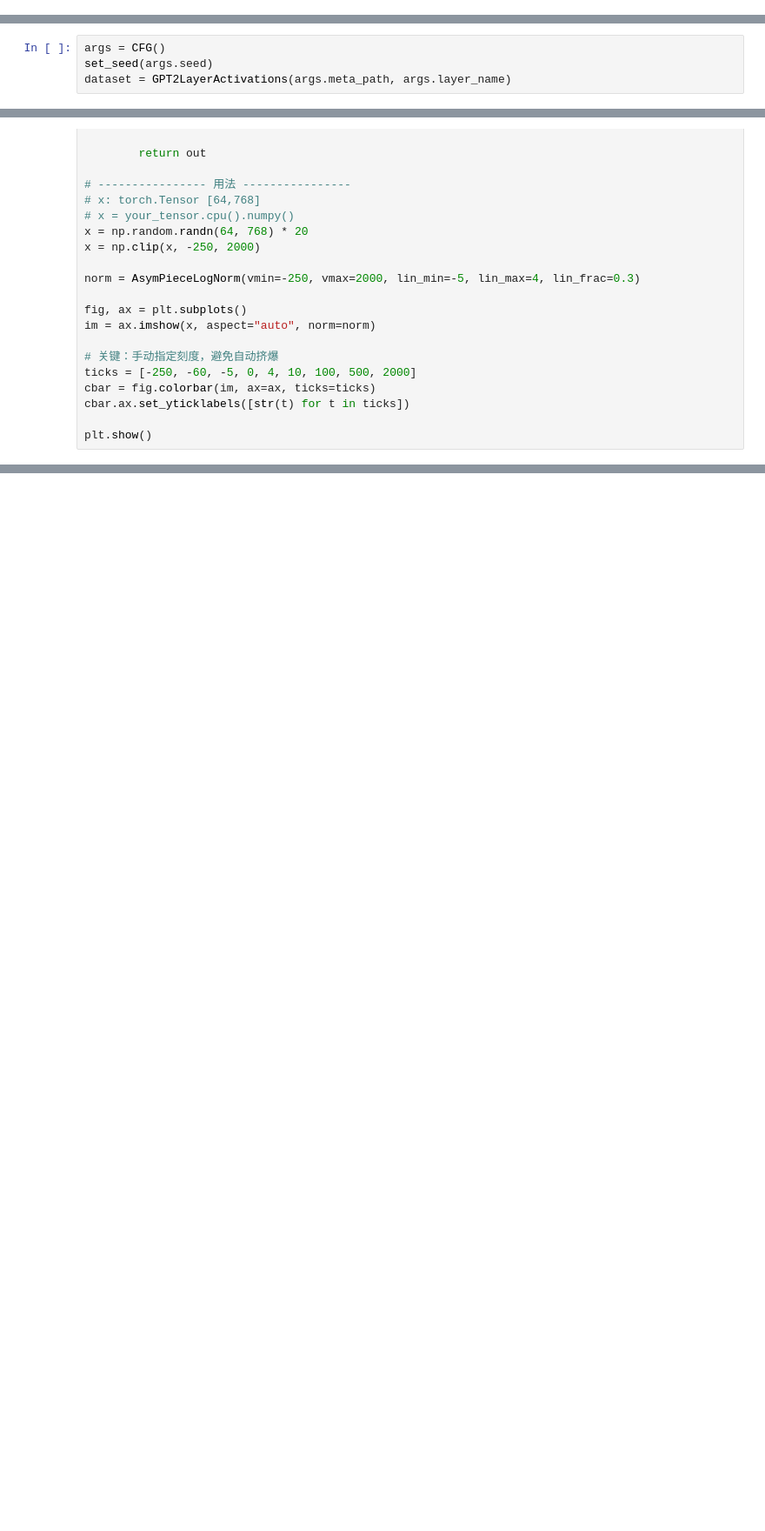
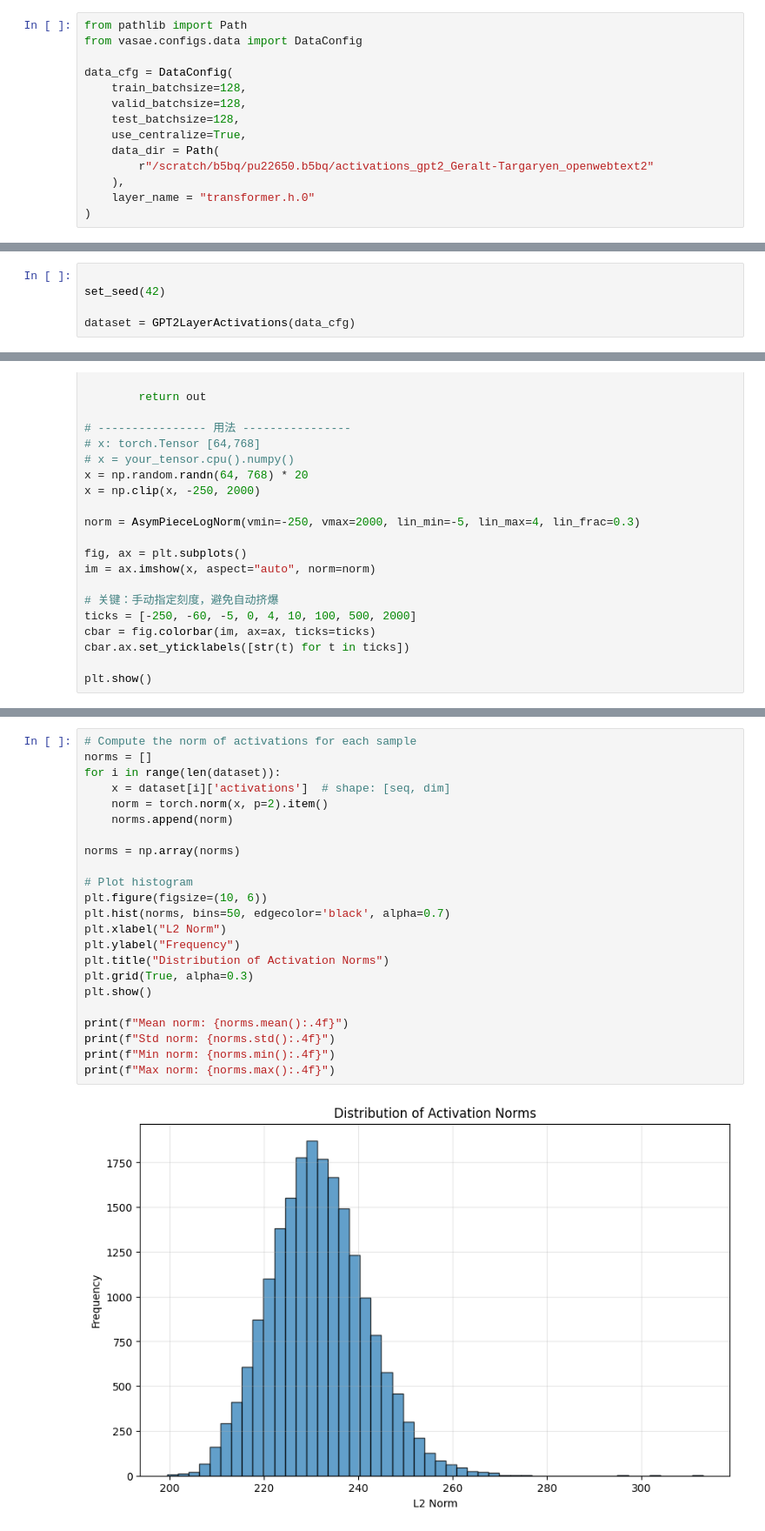
Before and after one commit to karry-z/VASAE, a Jupyter notebook: notebooks/eda.ipynb, the cells around one changed output, grey strips where cells are left out. Shown at 87% size. Drawn from its saved outputs; the diff is of its cells as text; blank space fills up the shorter version.

Commit message:
feat: draw distribution of activation norms

```diff
--- a/notebooks/eda.ipynb
+++ b/notebooks/eda.ipynb
@@ -18,6 +18,20 @@ logging.basicConfig(
     datefmt="%Y-%m-%d %H:%M:%S",
 )
 logger = logging.getLogger()
+# %%
+from pathlib import Path
+from vasae.configs.data import DataConfig
+
+data_cfg = DataConfig(
+    train_batchsize=128,
+    valid_batchsize=128,
+    test_batchsize=128,
+    use_centralize=True,
+    data_dir = Path(
+        r"/scratch/b5bq/pu22650.b5bq/activations_gpt2_Geralt-Targaryen_openwebtext2"
+    ),
+    layer_name = "transformer.h.0"
+)
 # %%
 class CFG:
     seed = 42
@@ -40,9 +53,10 @@ def set_seed(seed=42):
     torch.backends.cudnn.deterministic = True
     torch.backends.cudnn.benchmark = False
 # %%
-args = CFG()
-set_seed(args.seed)
-dataset = GPT2LayerActivations(args.meta_path, args.layer_name)
+
+set_seed(42)
+
+dataset = GPT2LayerActivations(data_cfg)
 # %% [markdown]
 # box
 不同样本同一层不同位置的box
@@ -264,0 +281,25 @@ plt.show()
+# %%
+# Compute the norm of activations for each sample
+norms = []
+for i in range(len(dataset)):
+    x = dataset[i]['activations']  # shape: [seq, dim]
+    norm = torch.norm(x, p=2).item()
+    norms.append(norm)
+
+norms = np.array(norms)
+
+# Plot histogram
+plt.figure(figsize=(10, 6))
+plt.hist(norms, bins=50, edgecolor='black', alpha=0.7)
+plt.xlabel("L2 Norm")
+plt.ylabel("Frequency")
+plt.title("Distribution of Activation Norms")
+plt.grid(True, alpha=0.3)
+plt.show()
+
+print(f"Mean norm: {norms.mean():.4f}")
+print(f"Std norm: {norms.std():.4f}")
+print(f"Min norm: {norms.min():.4f}")
+print(f"Max norm: {norms.max():.4f}")
+# %% [output]
+[figure, added]
```
Also changed, not shown: parts of 7 cells of this notebook.
